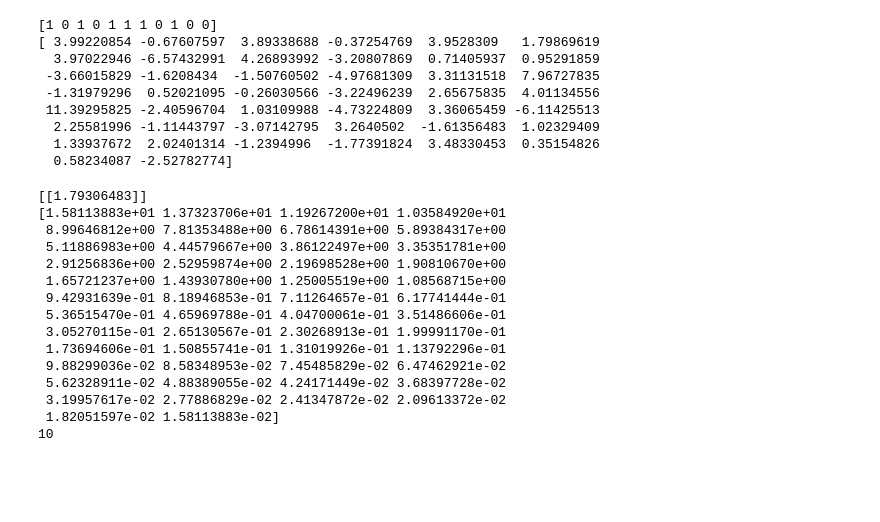
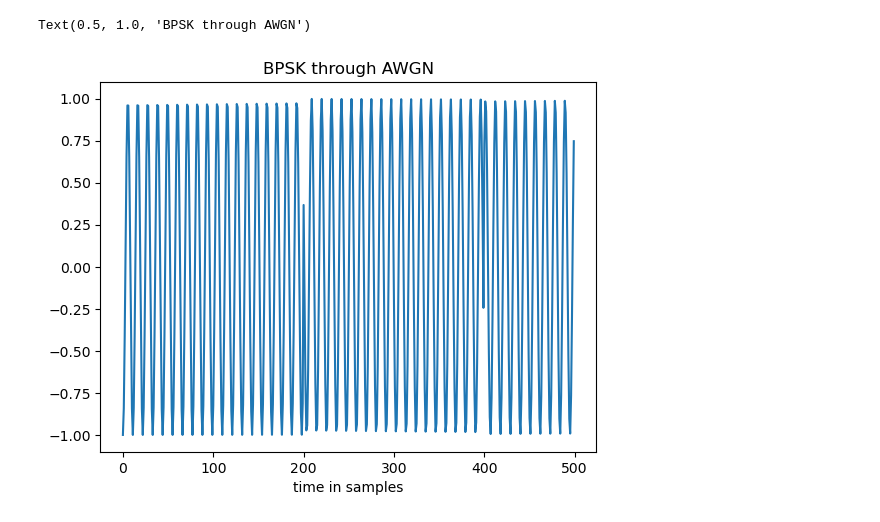
Before and after one commit to rhit-gardneml/Macrophthalmus, a Jupyter notebook: signalFlow.ipynb, the cells around one changed output. Cells and saved outputs as stored; diff of their text form; code cells hidden in the pictures; blank space fills up the shorter version.

```diff
--- a/signalFlow.ipynb
+++ b/signalFlow.ipynb
@@ -31,58 +41,22 @@ X = (X1+X0)*A
 # %%
-#AWGN channel and Hard decoding
+#AWGN channel
 
 #generate variance from Eb/N0 array
-EbN0dB = np.linspace(-15,15)
+EbN0dB = np.linspace(0,15)
 EbN0 = 10 ** (EbN0dB/10)
-p = A ** 2
+p = 1
 R = 1
 var = (p/R)/(2*EbN0)
 
 #simulate AWGN channel
-var_idx = 0
+var_idx = len(var)-1
 mue = 0
-z = np.random.normal(mue,np.sqrt(var[var_idx]),len(X))
+z = np.sqrt(var[var_idx])*np.random.normal(0,0,len(X))
 Y = z+X
 
-#Hard decoder
-m_hat = np.zeros(len(m))
-for i in range(len(m)):
-    if Y[i] > 0:
-        m_hat[i] = 1
-    else:
-        m_hat[i] = 0
-m_hat = m_hat.astype(int)
-print(m_hat)
-# print(m)
-# print(Y)
-print(z)
+plt.plot(Y[0:500])
+plt.xlabel('time in samples')
+plt.title('BPSK through AWGN')
 # %% [output]
-[1 0 1 0 1 1 1 0 1 0 0]
-[ 3.99220854 -0.67607597  3.89338688 -0.37254769  3.9528309   1.79869619
-  3.97022946 -6.57432991  4.26893992 -3.20807869  0.71405937  0.95291859
- -3.66015829 -1.6208434  -1.50760502 -4.97681309  3.31131518  7.96727835
- -1.31979296  0.52021095 -0.26030566 -3.22496239  2.65675835  4.01134556
- 11.39295825 -2.40596704  1.03109988 -4.73224809  3.36065459 -6.11425513
-  2.25581996 -1.11443797 -3.07142795  3.2640502  -1.61356483  1.02329409
-  1.33937672  2.02401314 -1.2394996  -1.77391824  3.48330453  0.35154826
-  0.58234087 -2.52782774]
+Text(0.5, 1.0, 'BPSK through AWGN')
+[figure, added]
-# %%
-print(np.random.randn(1,1))
-print(var)
-print(10**1)
-# %% [output]
-[[1.79306483]]
-[1.58113883e+01 1.37323706e+01 1.19267200e+01 1.03584920e+01
- 8.99646812e+00 7.81353488e+00 6.78614391e+00 5.89384317e+00
- 5.11886983e+00 4.44579667e+00 3.86122497e+00 3.35351781e+00
- 2.91256836e+00 2.52959874e+00 2.19698528e+00 1.90810670e+00
- 1.65721237e+00 1.43930780e+00 1.25005519e+00 1.08568715e+00
- 9.42931639e-01 8.18946853e-01 7.11264657e-01 6.17741444e-01
- 5.36515470e-01 4.65969788e-01 4.04700061e-01 3.51486606e-01
- 3.05270115e-01 2.65130567e-01 2.30268913e-01 1.99991170e-01
- 1.73694606e-01 1.50855741e-01 1.31019926e-01 1.13792296e-01
- 9.88299036e-02 8.58348953e-02 7.45485829e-02 6.47462921e-02
- 5.62328911e-02 4.88389055e-02 4.24171449e-02 3.68397728e-02
- 3.19957617e-02 2.77886829e-02 2.41347872e-02 2.09613372e-02
- 1.82051597e-02 1.58113883e-02]
-10
```
Also changed, not shown: parts of 3 cells of this notebook.
